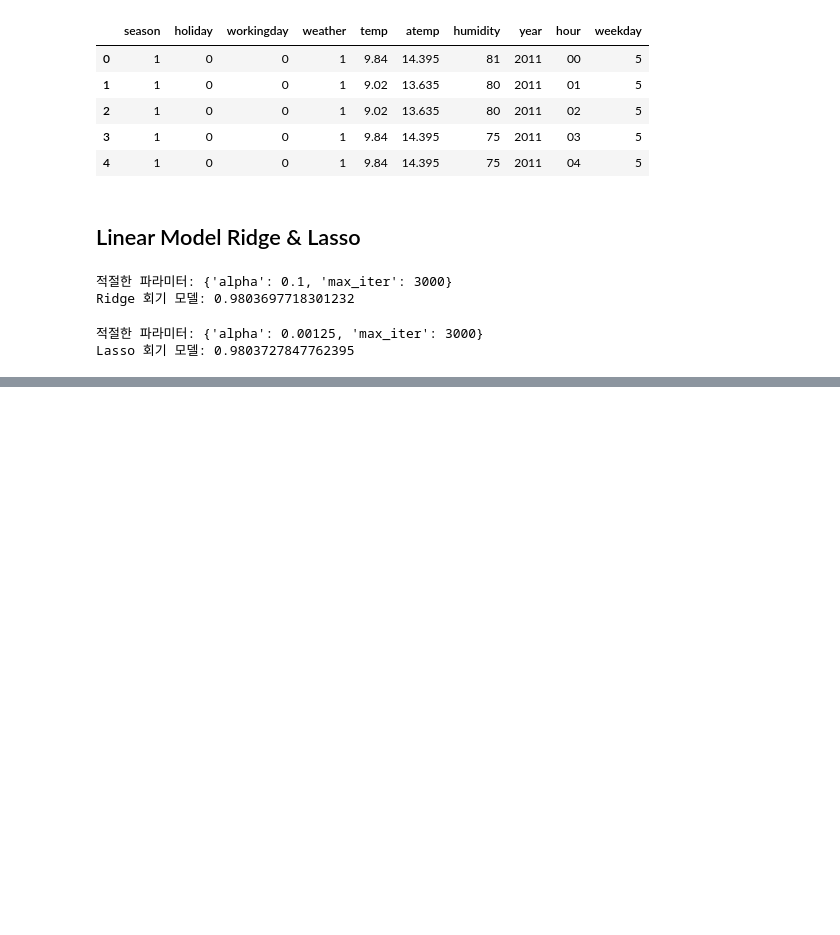
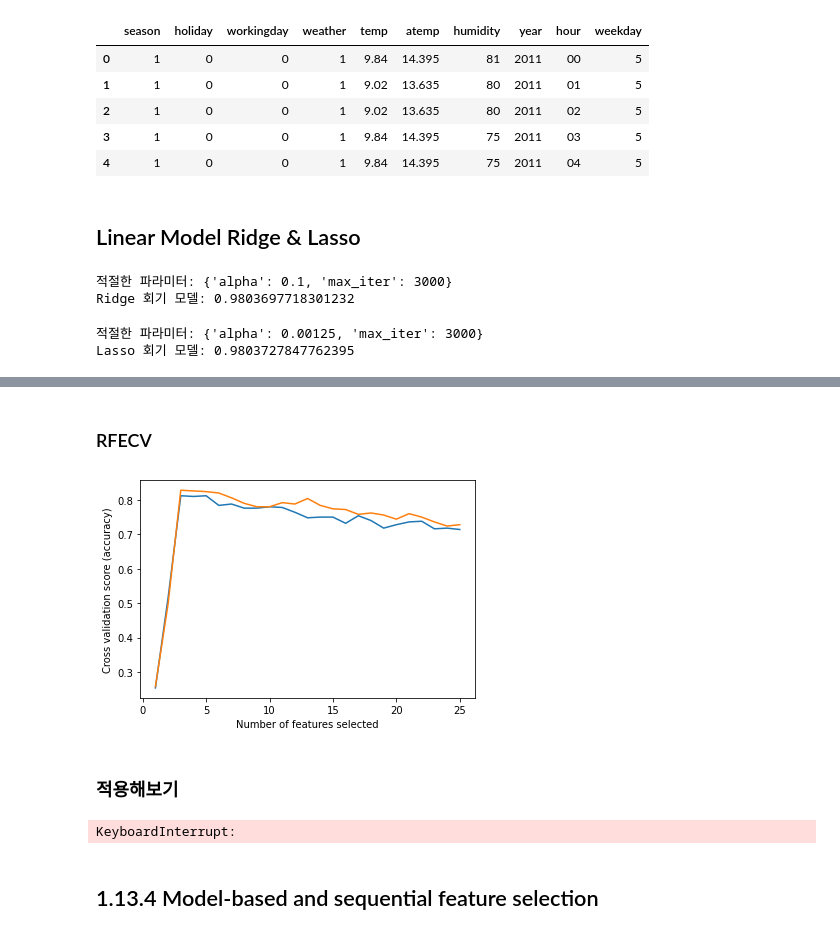
Before and after one commit to datacampic/ML, a Jupyter notebook: 김진성/Bike Sharing/Feature Selection & Linear Model.ipynb, the cells around one changed output, grey strips where cells are left out. Saved outputs shown, nothing was run; the diff lists cells and outputs as text; code cells hidden in the pictures; blank space fills up the shorter version.

```diff
--- a/김진성/Bike Sharing/Feature Selection & Linear Model.ipynb
+++ b/김진성/Bike Sharing/Feature Selection & Linear Model.ipynb
@@ -160,0 +181,61 @@ X_train.shape
+# %% [markdown]
+### RFECV
+# %%
+from sklearn.model_selection import StratifiedKFold
+from sklearn.feature_selection import RFECV
+from sklearn.datasets import make_classification
+
+X, y = make_classification(
+    n_samples=1000, n_features=25, n_informative=3, n_redundant=2,
+    n_repeated=0, n_classes=8, n_clusters_per_class=1, random_state=0
+)
+
+svc = SVC(kernel="linear")
+
+min_features_to_select = 1
+rfecv = RFECV(
+    estimator=svc,
+    step=1,
+    cv=StratifiedKFold(2),
+    scoring="accuracy",
+    min_features_to_select=min_features_to_select
+)
+rfecv.fit(X, y)
+
+plt.figure()
+plt.xlabel("Number of features selected")
+plt.ylabel("Cross validation score (accuracy)")
+plt.plot(
+    range(min_features_to_select, len(rfecv.grid_scores_) + min_features_to_select),
+    rfecv.grid_scores_
+)
+plt.show()
+# %% [output]
+[figure, added]
+# %% [markdown]
+### 적용해보기
+# %%
+svc = SVC(kernel="linear")
+
+min_features_to_select = 1
+rfecv = RFECV(
+    estimator=svc,
+    step=1,
+    cv=StratifiedKFold(2),
+    scoring="accuracy",
+    min_features_to_select=min_features_to_select
+)
+rfecv.fit(X_train, y)
+
+plt.figure()
+plt.xlabel("Number of features selected")
+plt.ylabel("Cross validation score (accuracy)")
+plt.plot(
+    range(min_features_to_select, len(rfecv.grid_scores_) + min_features_to_select),
+    rfecv.grid_scores_
+)
+plt.show()
+# %% [output]
+KeyboardInterrupt:
+# %% [markdown]
+## 1.13.4 Model-based and sequential feature selection
```
Also changed, not shown: parts of 23 cells of this notebook.
